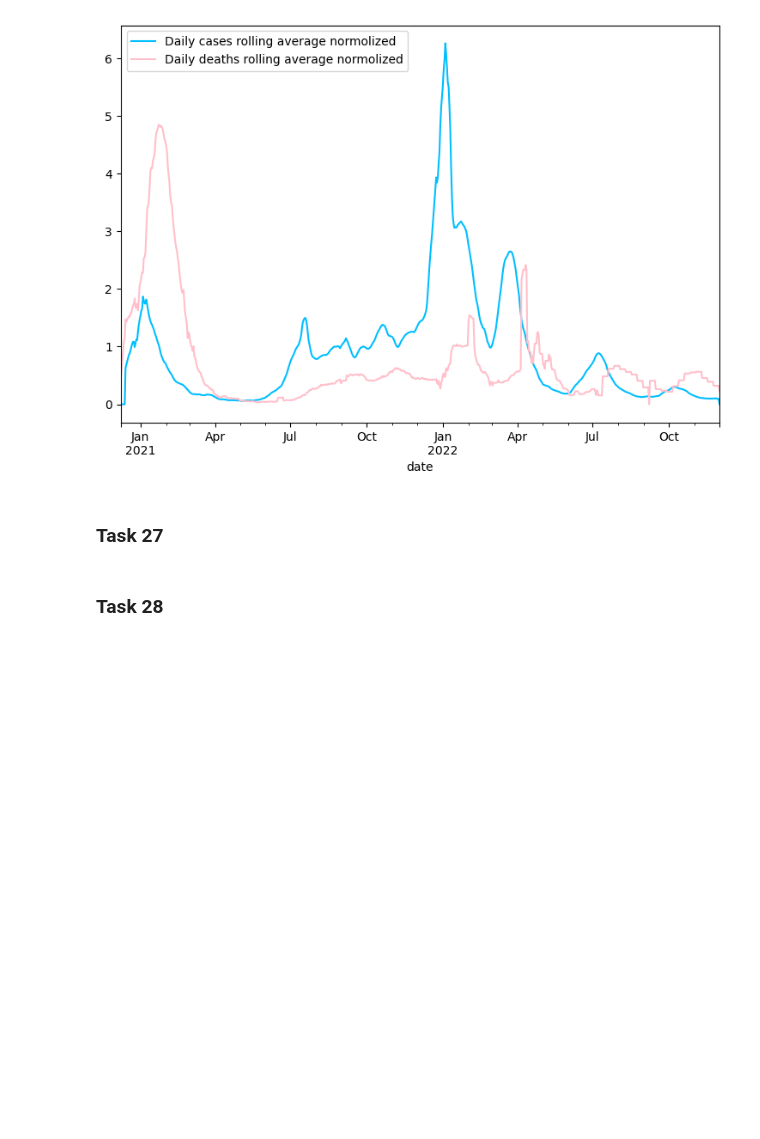
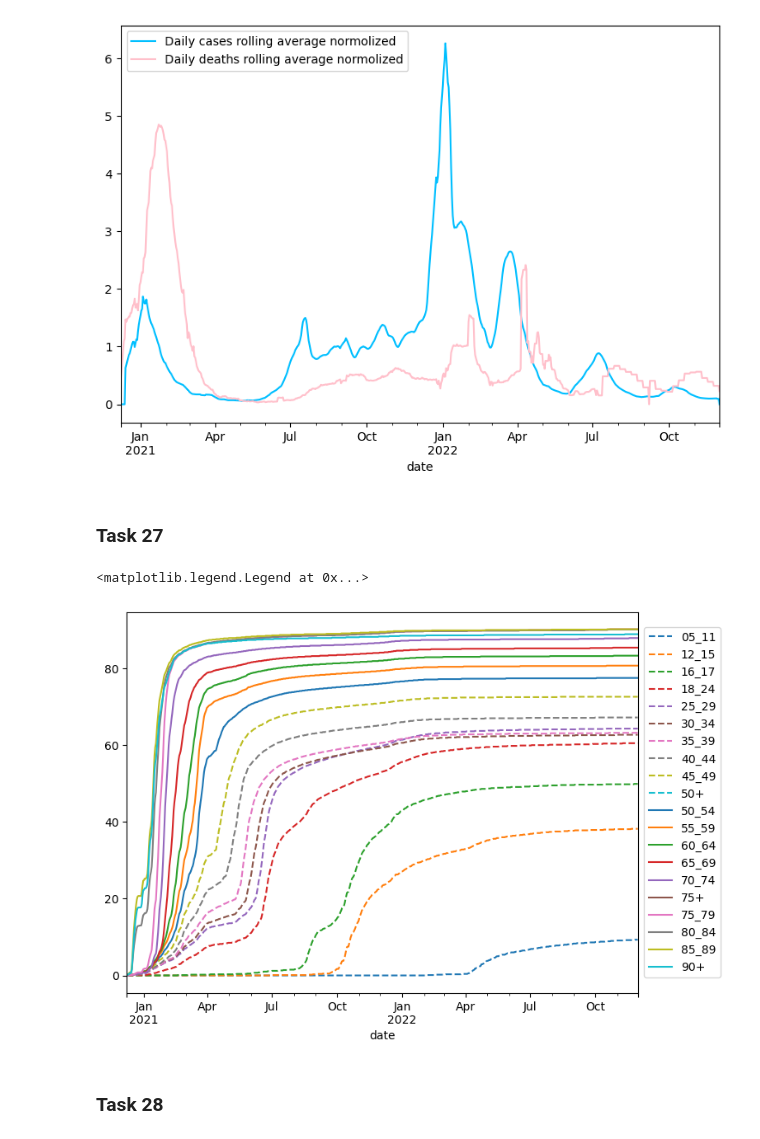
Before and after one commit to congrendai/CW2_for_computer_programing, a Jupyter notebook: CW2_A1.ipynb, the cells around one changed output. Saved outputs shown, nothing was run; the diff lists cells and outputs as text; code cells hidden in the pictures; blank space fills up the shorter version.

```diff
--- a/CW2_A1.ipynb
+++ b/CW2_A1.ipynb
@@ -188,3 +165,19 @@ a
+# %%
+exploded = pd.DataFrame(covid_data_vaccinations.explode("vaccination_age", ignore_index=True))
+normalized = pd.json_normalize(exploded["vaccination_age"])
+covid_data_vaccinations_wide = pd.concat([exploded, normalized], axis=1)
+covid_data_vaccinations_wide.drop(columns=[
+    "vaccination_age",
+    "cumPeopleVaccinatedThirdInjectionByVaccinationDate",
+    "newPeopleVaccinatedThirdInjectionByVaccinationDate",
+    "cumVaccinationThirdInjectionUptakeByVaccinationDatePercentage",
+    "cumPeopleVaccinatedAutumn22ByVaccinationDate",
+    "cumPeopleVaccinatedSpring22ByVaccinationDate",
+    "newPeopleVaccinatedAutumn22ByVaccinationDate",
+    "newPeopleVaccinatedSpring22ByVaccinationDate",
+    "cumVaccinationAutumn22UptakeByVaccinationDatePercentage",
+    "cumVaccinationSpring22UptakeByVaccinationDatePercentage"
+    ], inplace=True)
 # %% [markdown]
 ## 1.3 Sub-activity: Aggregating, plotting, and analysing
 # %% [markdown]
@@ -266,5 +259,20 @@ plt.legend(["Daily cases rolling average normolized", "Daily deaths rolling aver
 [figure]
 # %% [markdown]
 ### Task 27
+# %%
+covid_data_vaccinations_wide_london = covid_data_vaccinations_wide[covid_data_vaccinations_wide["area"] == "London"]
+covid_data_vaccinations_wide_scotland = covid_data_vaccinations_wide[covid_data_vaccinations_wide["area"] == "Scotland"]
+
+covid_data_vaccinations_wide_london = covid_data_vaccinations_wide_london[["date", "age", "cumVaccinationFirstDoseUptakeByVaccinationDatePercentage"]]
+columns = covid_data_vaccinations_wide_london.groupby('date')['age'].apply(list)[0]
+covid_data_vaccinations_wide_london = covid_data_vaccinations_wide_london.groupby('date')['cumVaccinationFirstDoseUptakeByVaccinationDatePercentage'].apply(list).apply(pd.Series)
+covid_data_vaccinations_wide_london.columns=columns
+covid_data_vaccinations_wide_london.reset_index(inplace=True)
+
+covid_data_vaccinations_wide_london.plot(figsize=(8, 6), x="date", y=columns, style=["--" for _ in range(10)])
+plt.legend(loc='center left', bbox_to_anchor=(1, 0.5))
+# %% [output]
+<matplotlib.legend.Legend at 0x...>
+[figure, added]
 # %% [markdown]
 ### Task 28
```
Also changed, not shown: parts of 6 cells of this notebook.
